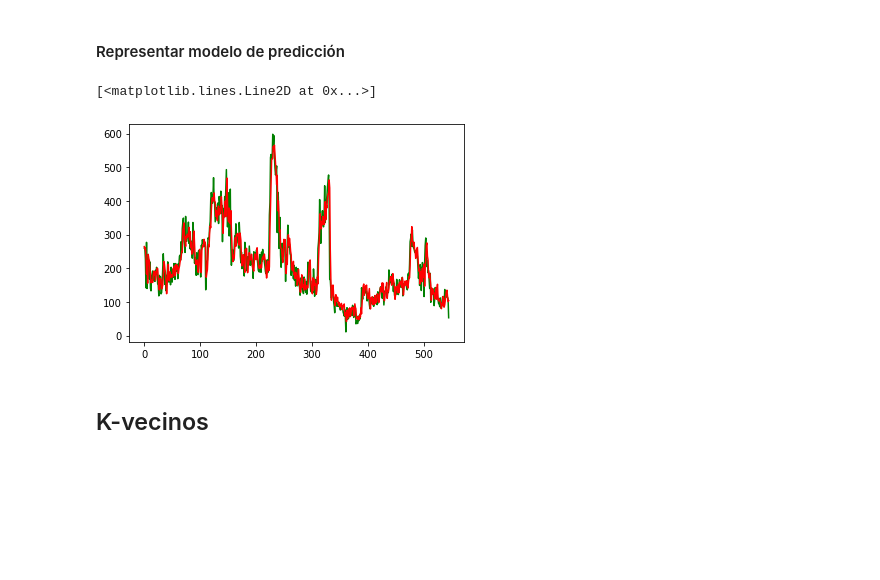
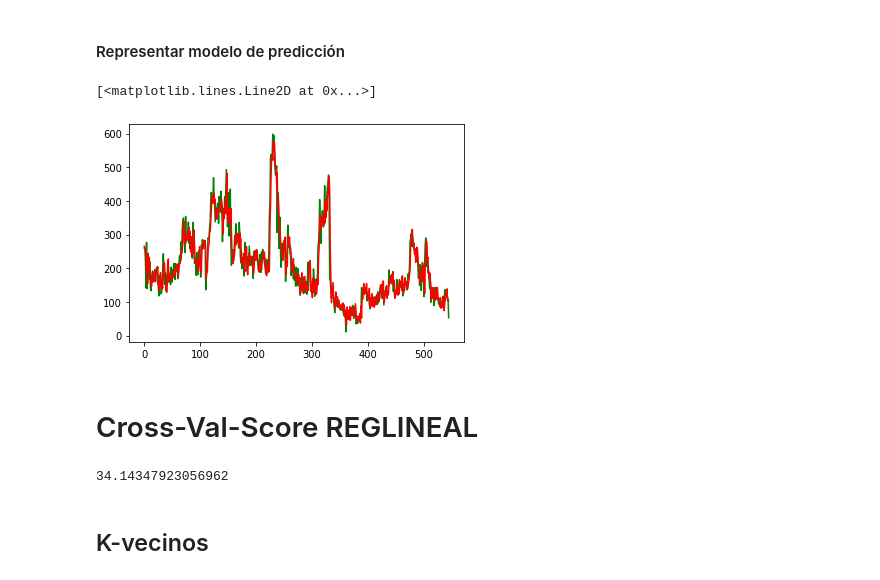
Before and after one commit to toniet/TFG, a Jupyter notebook: 4_Model.ipynb, the cells around one changed output. Cells and saved outputs as stored; diff of their text form; code cells hidden in the pictures; blank space fills up the shorter version.

```diff
--- a/4_Model.ipynb
+++ b/4_Model.ipynb
@@ -38,3 +63,12 @@ result['y_test'] = y_test
+# %%
+scaler = StandardScaler()
+
+## y_train = np.log1p(y_train)
+## y_test = np.log1p(y_test)
+
+X_train = scaler.fit_transform(X_train)
+X_test = scaler.transform(X_test)
+X = scaler.transform(X)
 # %% [markdown]
 ## Regresión Lineal
 # %%
@@ -98,17 +124,27 @@ Name: error_regl, dtype: float64
 # %% [markdown]
 #### Representar modelo de predicción
 # %%
-analisisX = df_data.iloc[:,-1].reset_index()
-analisisX = analisisX['llamadas']
+'''analisisX = df_data.iloc[:,-1].reset_index()
+analisisX = analisisX['llamadas']'''
 
-analisisPre = regl.predict(X)
-analisisPre = pd.DataFrame(analisisPre)
+analisisRegl = regl.predict(X)
+analisisRegl = pd.DataFrame(analisisRegl)
 # %%
-plt.plot(analisisX, c='green')
-plt.plot(analisisPre, c='red')
+plt.plot(y, c='green')
+plt.plot(analisisRegl, c='red')
 # %% [output]
 [<matplotlib.lines.Line2D at 0x...>]
-[figure, old version]
+[figure, new version]
+# %% [markdown]
+# Cross-Val-Score REGLINEAL
+# %%
+lin_score = cross_val_score(regl, X_train, y_train, cv=100, scoring = 'neg_mean_squared_error')
+lin_score_n = -lin_score
+cvs_regl = np.mean(np.sqrt(lin_score_n))
+result['cvs_regl'] = cvs_regl
+print(cvs_regl)
+# %% [output]
+34.14347923056962
 # %% [markdown]
 ## K-vecinos
 # %%
```
Also changed, not shown: parts of 86 cells of this notebook, 2 other files.
